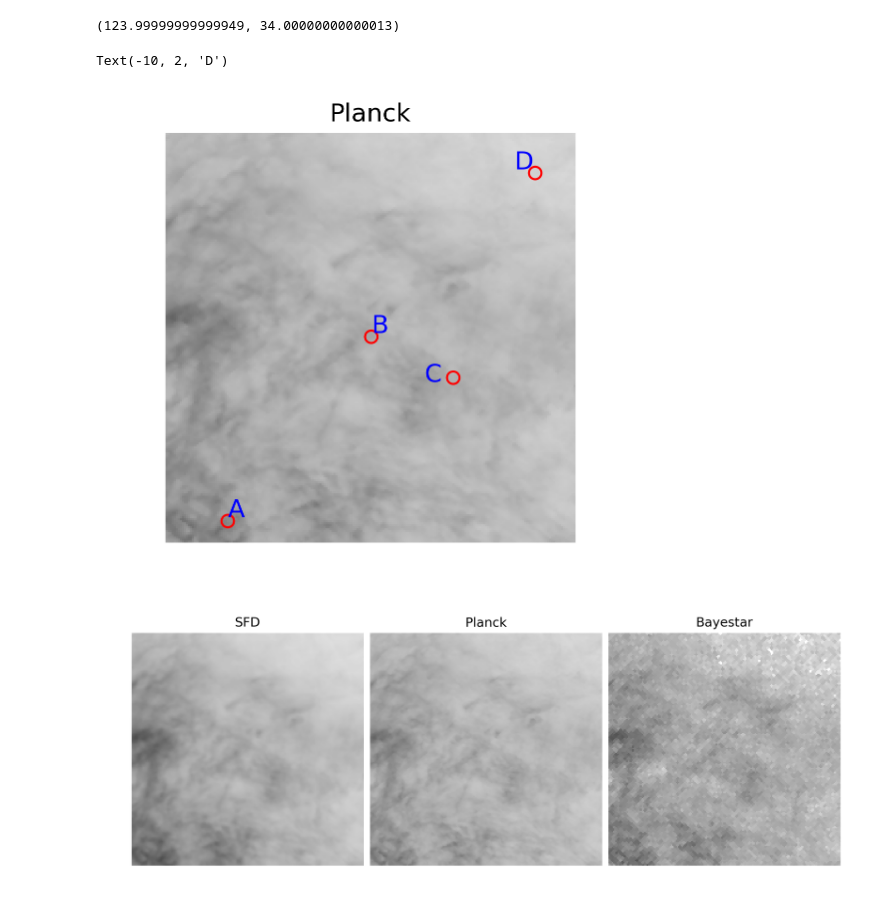
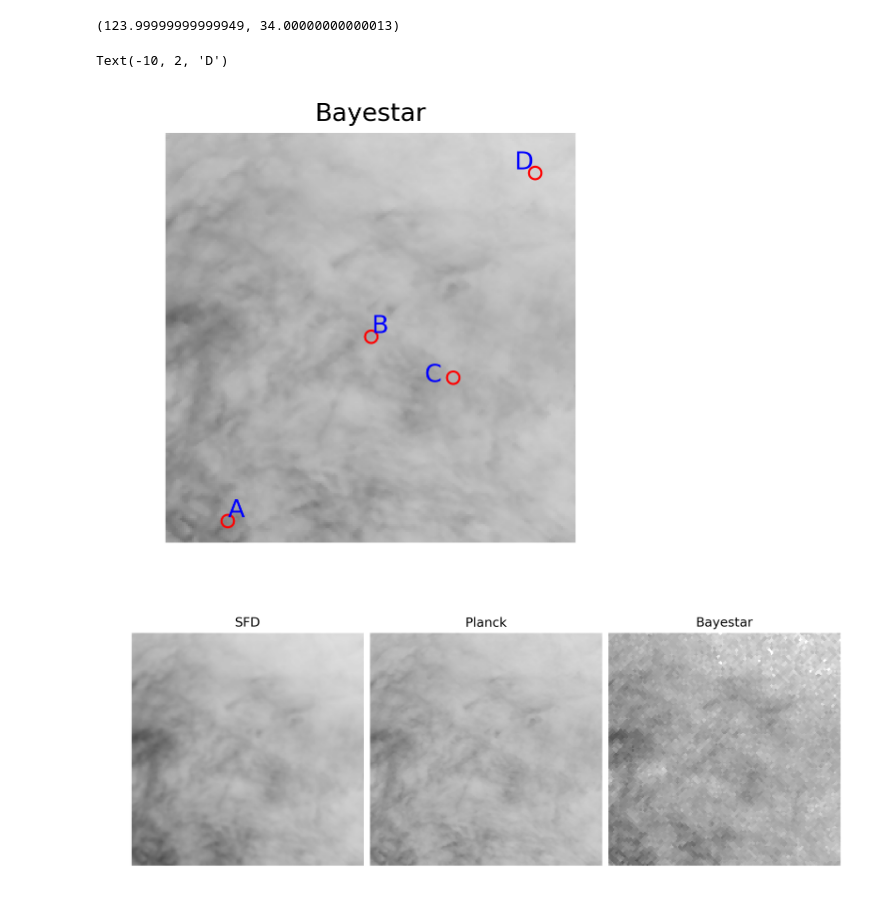
Before and after one commit to luk022/PHYS321-final-project, a Jupyter notebook: 321final.ipynb, the cells around one changed output. Drawn from its saved outputs; the diff is of its cells as text; code cells hidden in the pictures.

Commit message:
plot title fixed

```diff
--- a/321final.ipynb
+++ b/321final.ipynb
@@ -309,41 +309,41 @@ dat = np.array([[30,100,140,180],
 
 # This is the point you want to point out
 #point = dat[:, 2]
-for k,(Av,title) in enumerate([(Av_planck, 'Planck')]):
+for k,(Av,title) in enumerate([(Av_bayestar, 'Bayestar')]):
     ax = fig.add_subplot(1,3,k+1)
     ax.imshow(
         np.sqrt(Av_planck)[::, ::-1],
         vmin=0.,
         vmax=2.,
         origin='lower',
         interpolation='nearest',
         cmap='binary',
         aspect='equal'
     )
     ax.axis('off')
     ax.set_title(title)
 
 
 plt.scatter(dat[0], dat[1],  facecolors='none', edgecolors='r') # Uncomment if you want green circles
 ax.annotate('A', xy=(30,10), xytext=(0, 2),
             textcoords='offset points',
             color='b', size='large'
 )
 ax.annotate('B', xy=(100,100), xytext=(0, 2),
             textcoords='offset points',
             color='b', size='large'
 )
 ax.annotate('C', xy=(140,80), xytext=(-14, -2),
             textcoords='offset points',
             color='b', size='large'
 )
 ax.annotate('D', xy=(180,180), xytext=(-10, 2),
             textcoords='offset points',
             color='b', size='large'
 )
 # %% [output]
 Text(-10, 2, 'D')
-[figure, old version]
+[figure, new version]
 # %%
 fig = plt.figure(figsize=(12,4), dpi=150)
 
```
Also changed, not shown: parts of 1 cell of this notebook.
